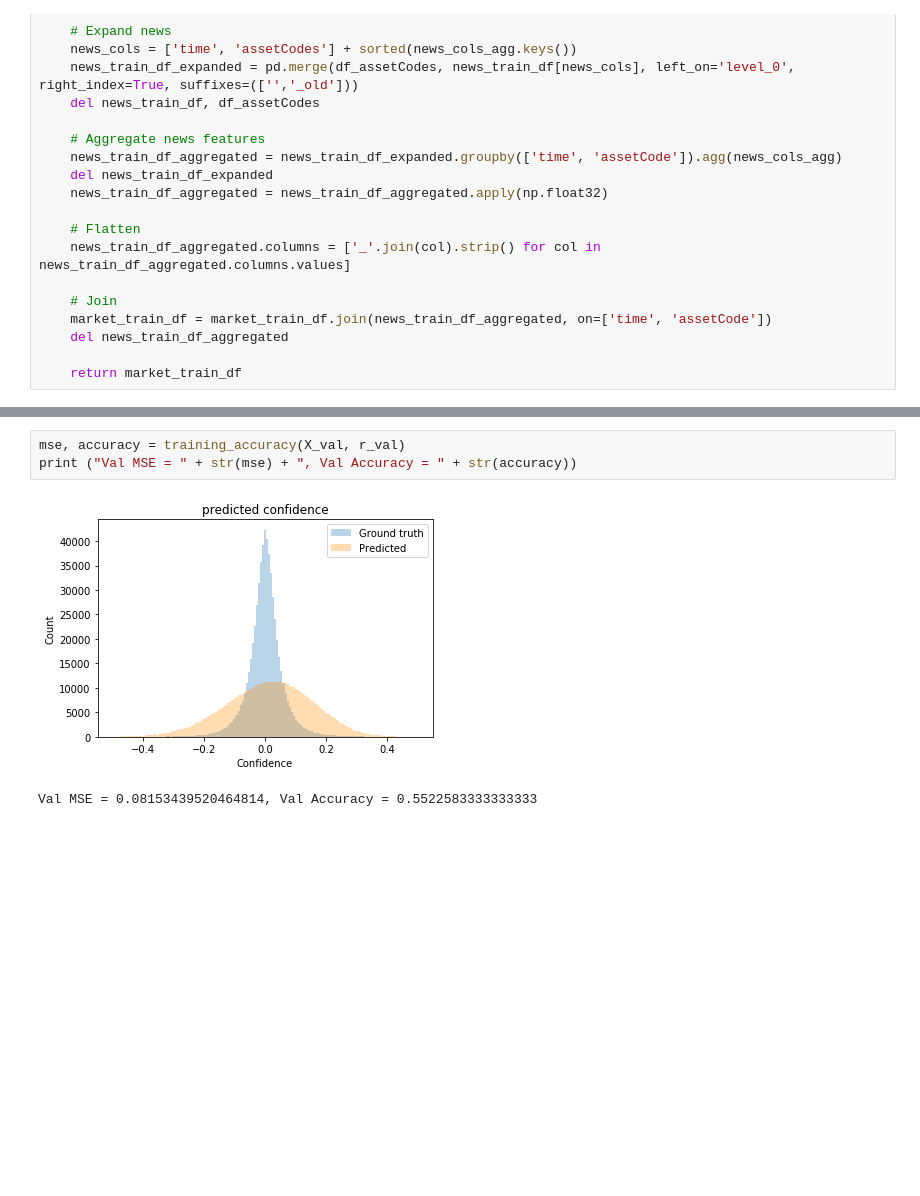
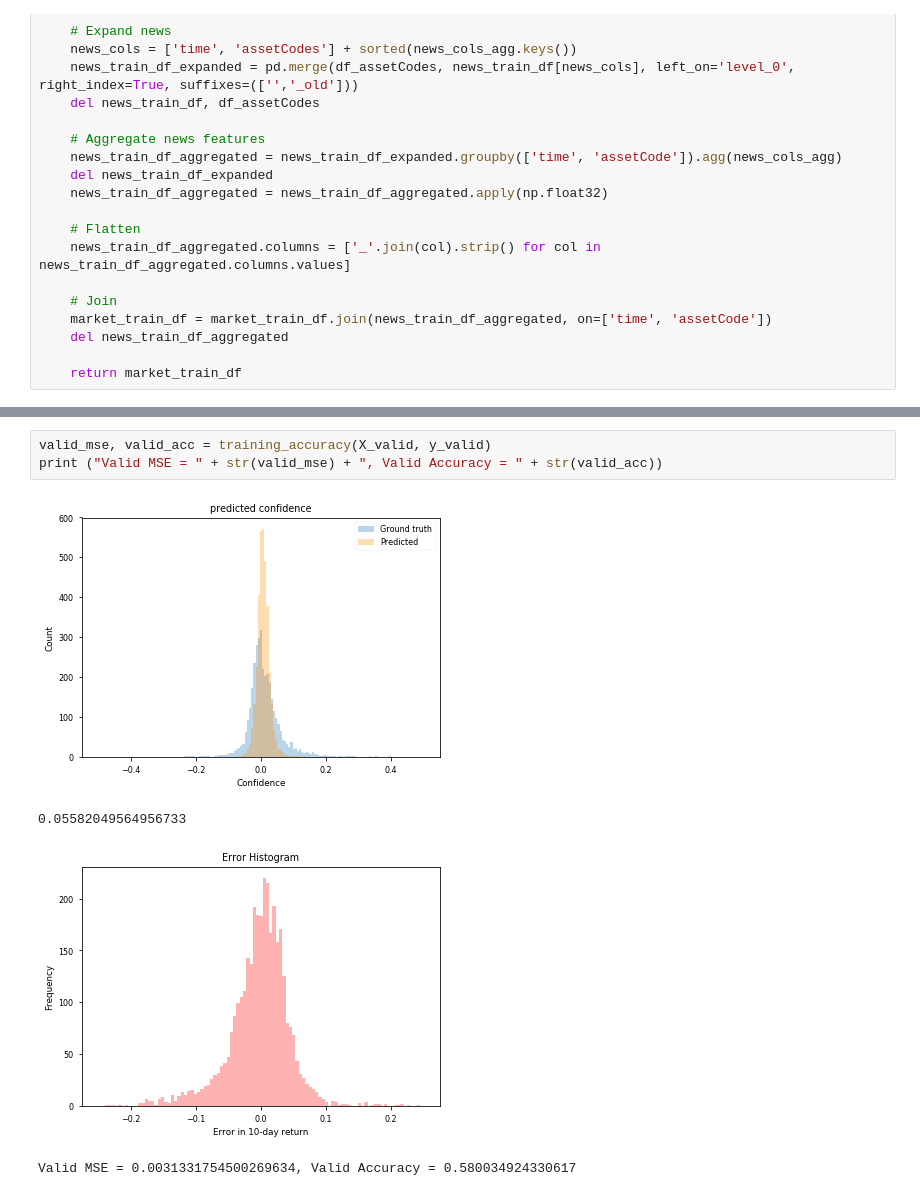
Before and after one commit to rohanbadlani/cs229-final-project, a Jupyter notebook: decision_trees.ipynb, the cells around one changed output, grey strips where cells are left out. Drawn from its saved outputs; the diff is of its cells as text; blank space fills up the shorter version.

```diff
--- a/decision_trees.ipynb
+++ b/decision_trees.ipynb
@@ -244,7 +347,9 @@ Test MSE = 0.022988625703350318, Test Accuracy = 0.55283
-# %%
-mse, accuracy = training_accuracy(X_val, r_val)
-print ("Val MSE = " + str(mse) + ", Val Accuracy = " + str(accuracy))
-# %% [output]
-[figure, removed]
-Val MSE = 0.08153439520464814, Val Accuracy = 0.5522583333333333
+# %%
+valid_mse, valid_acc = training_accuracy(X_valid, y_valid)
+print ("Valid MSE = " + str(valid_mse) + ", Valid Accuracy = " + str(valid_acc))
+# %% [output]
+[figure, added]
+0.05582049564956733
+[figure, added]
+Valid MSE = 0.0031331754500269634, Valid Accuracy = 0.580034924330617
 # %%
```
Also changed, not shown: parts of 28 cells of this notebook.
